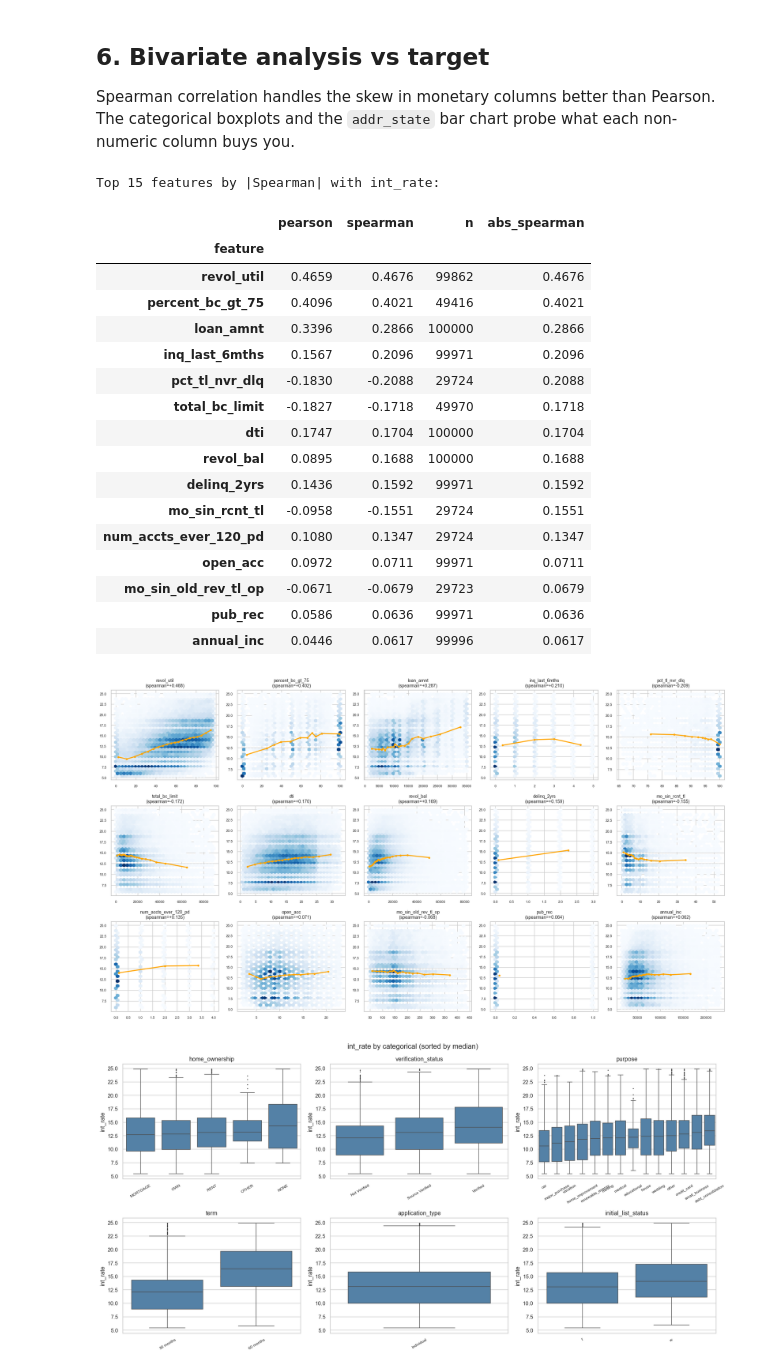
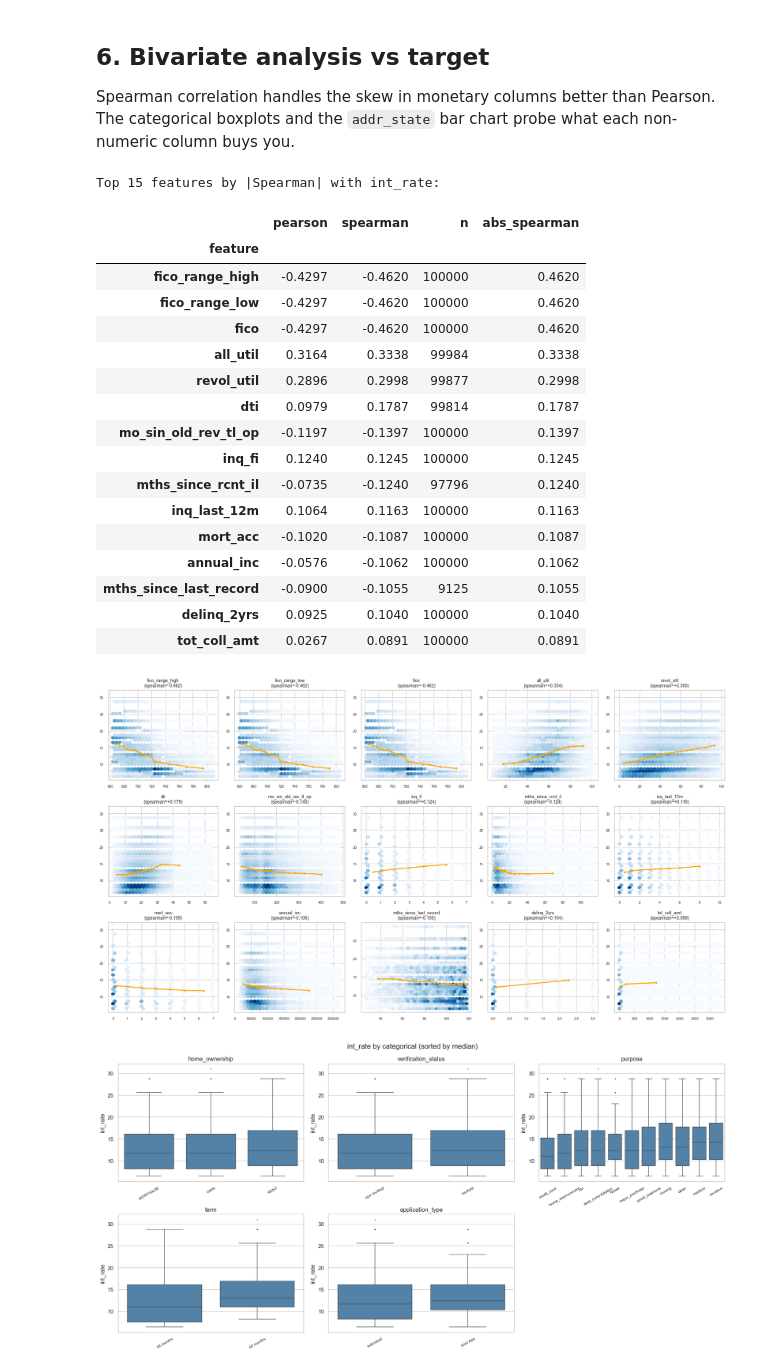
Before and after one commit to liulawrence2002/applied-ai, a Jupyter notebook: project 1/notebooks/01_eda.ipynb, the cells around one changed output. Cells and saved outputs as stored; diff of their text form; code cells hidden in the pictures.

```diff
--- a/project 1/notebooks/01_eda.ipynb
+++ b/project 1/notebooks/01_eda.ipynb
@@ -86,12 +97,14 @@ Load train and test with the same `pl.read_csv` overrides as the production pipe
 train = pl.read_csv(
     DATA_DIR / "LC_train.csv",
     schema_overrides=NUMERIC_OVERRIDES,
+    null_values=["NA"],
     infer_schema_length=20000,
 ).to_pandas()
 
 test = pl.read_csv(
     DATA_DIR / "LC_test.csv",
     schema_overrides=NUMERIC_OVERRIDES,
+    null_values=["NA"],
     infer_schema_length=20000,
 ).to_pandas()
 
@@ -382,14 +374,15 @@ plt.show()
 # %%
 # Categorical value-count bars
 cat_cols = [c for c in ["home_ownership", "verification_status", "purpose",
-                        "application_type", "initial_list_status", "term"]
-            if c in train.columns]
+                        "application_type", "term"] if c in train.columns]
 fig, axes = plt.subplots(2, 3, figsize=(15, 8))
 for ax, col in zip(axes.flat, cat_cols):
     vc = train[col].value_counts(dropna=False).head(15)
     ax.barh(vc.index.astype(str)[::-1], vc.values[::-1], color="steelblue")
     ax.set_title(f"{col} ({train[col].nunique(dropna=False)} unique)")
     ax.tick_params(labelsize=8)
+for j in range(len(cat_cols), 6):
+    axes.flat[j].axis("off")
 plt.suptitle("Categorical value counts (low-cardinality fields)")
 save_fig("04_categorical_counts")
 plt.show()
@@ -530,9 +471,11 @@ Mean of key features by issue_year:
 
 Spearman correlation handles the skew in monetary columns better than Pearson. The categorical boxplots and the `addr_state` bar chart probe what each non-numeric column buys you.
 # %%
-# Pearson + Spearman ranking — exclude the known leakage cols from the rank
-features_for_corr = [c for c in numeric_cols
-                     if c not in {"int_rate", "ID", "issue_year"} and c not in LEAKAGE_COLS]
+# Pearson + Spearman ranking — exclude only the asymmetric ID/target
+features_for_corr = [c for c in numeric_cols if c not in {"int_rate", "ID"}]
+# Add the derived FICO midpoint we computed in §5
+features_for_corr = list(dict.fromkeys(features_for_corr + ["fico"]))
+
 rows = []
 for c in features_for_corr:
     valid = train[[c, "int_rate"]].dropna()
@@ -550,59 +493,66 @@ display(corr_df.head(15).round(4))
 Top 15 features by |Spearman| with int_rate:
 |  | pearson | spearman | n | abs_spearman |
 | feature |  |  |  |  |
-| revol_util | 0.4659 | 0.4676 | 99862 | 0.4676 |
-| percent_bc_gt_75 | 0.4096 | 0.4021 | 49416 | 0.4021 |
-| loan_amnt | 0.3396 | 0.2866 | 100000 | 0.2866 |
-| inq_last_6mths | 0.1567 | 0.2096 | 99971 | 0.2096 |
-| pct_tl_nvr_dlq | -0.1830 | -0.2088 | 29724 | 0.2088 |
-| total_bc_limit | -0.1827 | -0.1718 | 49970 | 0.1718 |
-| dti | 0.1747 | 0.1704 | 100000 | 0.1704 |
-| revol_bal | 0.0895 | 0.1688 | 100000 | 0.1688 |
-| delinq_2yrs | 0.1436 | 0.1592 | 99971 | 0.1592 |
-| mo_sin_rcnt_tl | -0.0958 | -0.1551 | 29724 | 0.1551 |
-| num_accts_ever_120_pd | 0.1080 | 0.1347 | 29724 | 0.1347 |
-| open_acc | 0.0972 | 0.0711 | 99971 | 0.0711 |
-| mo_sin_old_rev_tl_op | -0.0671 | -0.0679 | 29723 | 0.0679 |
-| pub_rec | 0.0586 | 0.0636 | 99971 | 0.0636 |
-| annual_inc | 0.0446 | 0.0617 | 99996 | 0.0617 |
+| fico_range_high | -0.4297 | -0.4620 | 100000 | 0.4620 |
+| fico_range_low | -0.4297 | -0.4620 | 100000 | 0.4620 |
+| fico | -0.4297 | -0.4620 | 100000 | 0.4620 |
+| all_util | 0.3164 | 0.3338 | 99984 | 0.3338 |
+| revol_util | 0.2896 | 0.2998 | 99877 | 0.2998 |
+| dti | 0.0979 | 0.1787 | 99814 | 0.1787 |
+| mo_sin_old_rev_tl_op | -0.1197 | -0.1397 | 100000 | 0.1397 |
+| inq_fi | 0.1240 | 0.1245 | 100000 | 0.1245 |
+| mths_since_rcnt_il | -0.0735 | -0.1240 | 97796 | 0.1240 |
+| inq_last_12m | 0.1064 | 0.1163 | 100000 | 0.1163 |
+| mort_acc | -0.1020 | -0.1087 | 100000 | 0.1087 |
+| annual_inc | -0.0576 | -0.1062 | 100000 | 0.1062 |
+| mths_since_last_record | -0.0900 | -0.1055 | 9125 | 0.1055 |
+| delinq_2yrs | 0.0925 | 0.1040 | 100000 | 0.1040 |
+| tot_coll_amt | 0.0267 | 0.0891 | 100000 | 0.0891 |
 # %%
 # Hexbin grid for top-15 most-correlated numerics
 top15_feats = corr_df.head(15).index.tolist()
 fig, axes = plt.subplots(3, 5, figsize=(18, 10))
 for ax, col in zip(axes.flat, top15_feats):
     sub = train[[col, "int_rate"]].dropna()
-    # cap extreme tails for visibility (1st-99th pctile)
+    if len(sub) < 100:
+        ax.axis("off"); continue
     lo, hi = sub[col].quantile([0.01, 0.99])
     sub = sub[(sub[col] >= lo) & (sub[col] <= hi)]
-    hb = ax.hexbin(sub[col], sub["int_rate"], gridsize=30, cmap="Blues", mincnt=1)
-    # binned mean overlay
-    bins = pd.qcut(sub[col], q=20, duplicates="drop")
-    binned = sub.groupby(bins, observed=True).agg({col: "mean", "int_rate": "mean"})
-    ax.plot(binned[col], binned["int_rate"], color="orange", linewidth=2, marker="o", markersize=3)
+    ax.hexbin(sub[col], sub["int_rate"], gridsize=30, cmap="Blues", mincnt=1)
+    try:
+        bins = pd.qcut(sub[col], q=20, duplicates="drop")
+        binned = sub.groupby(bins, observed=True).agg({col: "mean", "int_rate": "mean"})
+        ax.plot(binned[col], binned["int_rate"], color="orange", linewidth=2, marker="o", markersize=3)
+    except ValueError:
+        pass
     sp = corr_df.loc[col, "spearman"]
     ax.set_title(f"{col}\n(spearman={sp:+.3f})", fontsize=9)
     ax.tick_params(labelsize=7)
 save_fig("06_bivariate_hexbin")
 plt.show()
 # %% [output]
-[figure, old version]
+[figure, new version]
 # %%
 # Categorical boxplots vs target
-cat_for_box = ["home_ownership", "verification_status", "purpose", "term",
-               "application_type", "initial_list_status"]
-cat_for_box = [c for c in cat_for_box if c in train.columns]
-fig, axes = plt.subplots(2, 3, figsize=(18, 9))
+cat_for_box = [c for c in ["home_ownership", "verification_status", "purpose",
+                           "term", "application_type"] if c in train.columns]
+n = len(cat_for_box)
+rows = int(np.ceil(n / 3))
+fig, axes = plt.subplots(rows, 3, figsize=(18, rows * 4.5))
 for ax, col in zip(axes.flat, cat_for_box):
     order = train.groupby(col)["int_rate"].median().sort_values().index
-    sns.boxplot(data=train, x=col, y="int_rate", order=order, ax=ax, color="steelblue", fliersize=1)
+    sns.boxplot(data=train, x=col, y="int_rate", order=order, ax=ax,
+                color="steelblue", fliersize=1)
     ax.set_title(col)
     ax.tick_params(axis="x", rotation=30, labelsize=8)
     ax.set_xlabel("")
+for j in range(n, rows * 3):
+    axes.flat[j].axis("off")
 plt.suptitle("int_rate by categorical (sorted by median)")
 save_fig("06_categorical_boxplots")
 plt.show()
 # %% [output]
-[figure, old version]
+[figure, new version]
 # %%
 # addr_state sorted bar with sample-size annotations
 state_stats = train.groupby("addr_state")["int_rate"].agg(["mean", "count"]).sort_values("mean")
```
Also changed, not shown: parts of 86 cells of this notebook, 1 other file.
